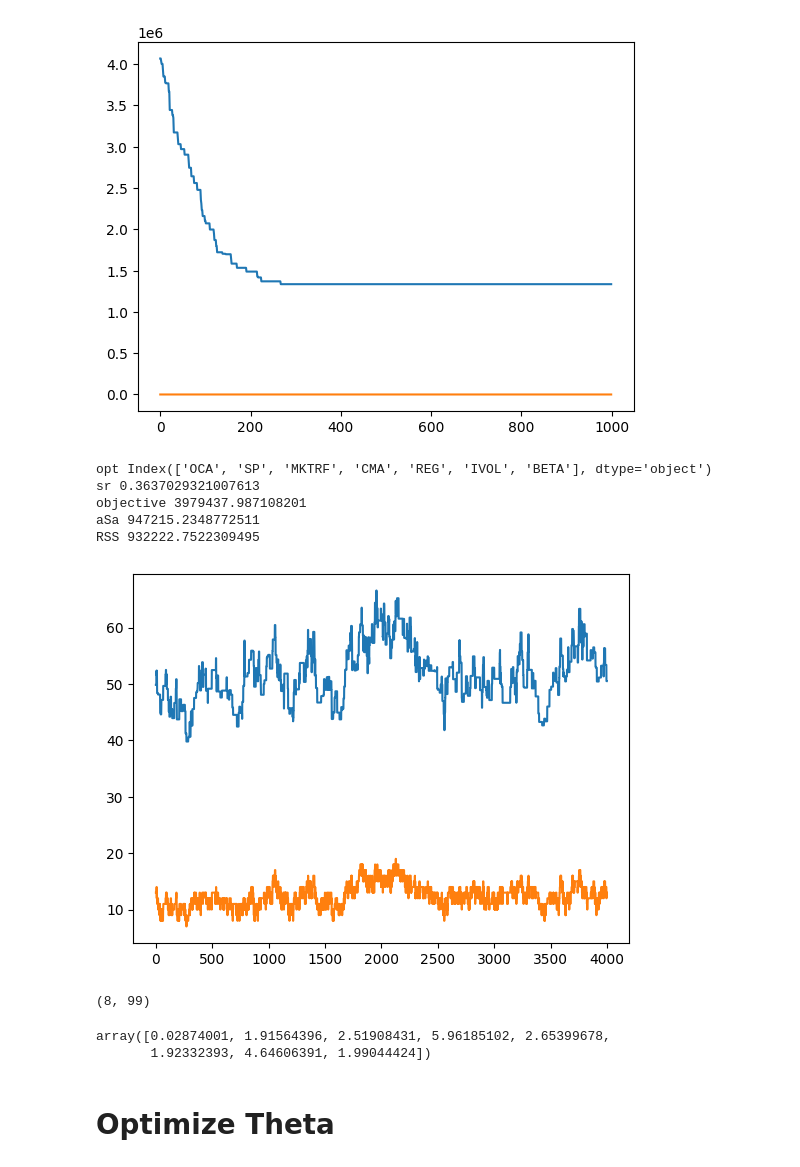
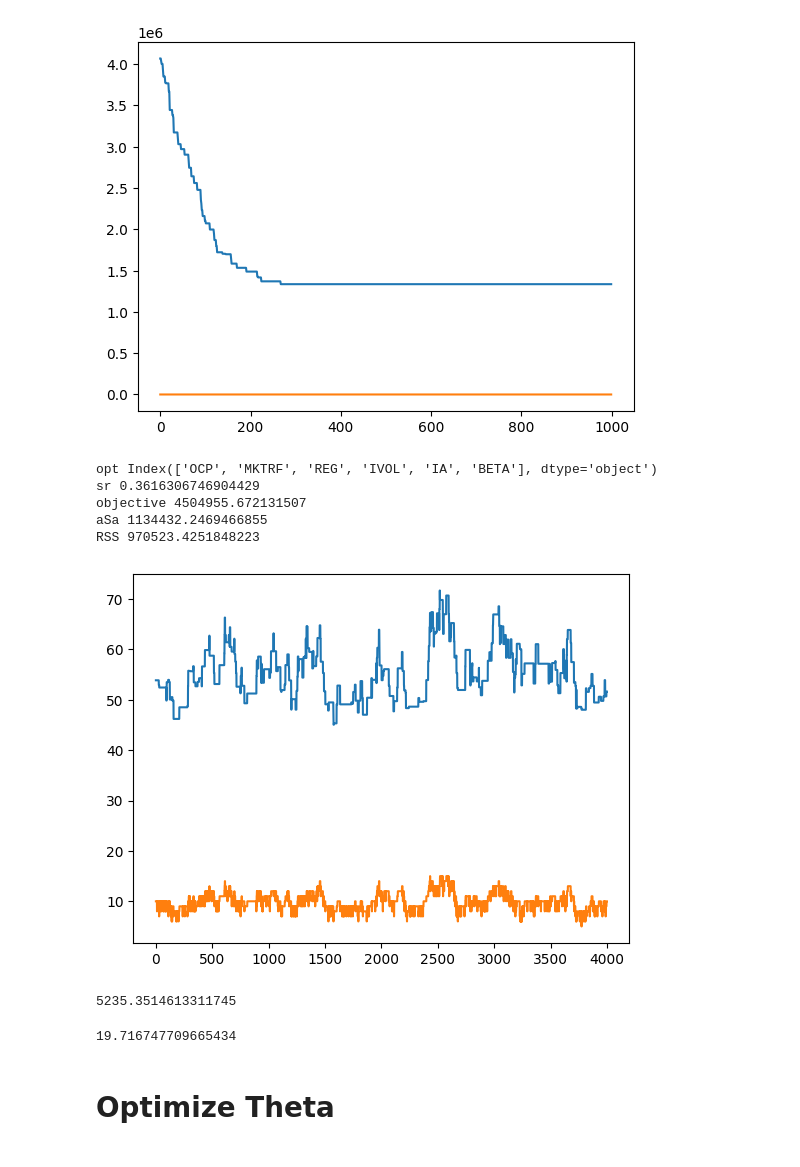
Before and after one commit to aaamini/factor-ident, a Jupyter notebook: m-h.ipynb, the cells around one changed output. Saved outputs shown, nothing was run; the diff lists cells and outputs as text; code cells hidden in the pictures.

```diff
--- a/m-h.ipynb
+++ b/m-h.ipynb
@@ -327,7 +327,7 @@ T = 5000
 sigma =0.00001
 lambd1 =2/sigma
 k = 9
-lambd2 = 3/sigma
+lambd2 = 4/sigma
 
 n, p = Z.shape
 Mh = compute_k_truncated_svd(Z, k)[0]  # Perform k-truncated SVD of Z
@@ -398,50 +398,51 @@ for t in range(T):
     ))
 
     # Set the new subset S_t+1 with probability according to acceptance probability
     if np.random.rand() < acceptance_prob:
         St = S_new
         #print(St)
         Z_St = np.concatenate((np.ones((n,1)),Z[:, list(St)]),axis=1)
         Theta = np.linalg.inv(Z_St.T @ Z_St+lambd1*e1@e1.T) @ Z_St.T  @ Z
     Sseq[list(S_new), t] = 1
     #record Sharpe ratio + penalty
     Objective[t] =  np.linalg.norm((Sigma_half_inv @ Z.T) - ( Sigma_half_inv @ (Z_St@ Theta).T), 'fro')**2+lambd1 * Theta[0]@ Sigma_inv @Theta[0].T + lambd2 * len(St)
     aSa[t] = Theta[0]@ Sigma_inv @Theta[0].T
     RSS[t] = np.linalg.norm((Sigma_half_inv @ Z.T) - ( Sigma_half_inv @ (Z_St@ Theta).T), 'fro')**2
 import matplotlib.pyplot as plt
 #Plots
 plt.plot(Objective[1000:]/100000)
 plt.plot(np.sum(Sseq[:,1000:], axis=0))
 sridx = np.argmin(Objective)
 #Find the indices of selected factors
 Sopt = np.where(Sseq[:, sridx])[0]
 print('opt',dff99.columns[Sopt])
 
 mu = np.mean(Z, axis=0)
 Sigma = np.cov(Z.T)
 wt = np.linalg.solve(Sigma[Sopt][:, Sopt], mu[Sopt])
 print('sr',sr(wt, mu[Sopt], Sigma[Sopt][:, Sopt]))
 print('objective', Objective[sridx])
 print('aSa', lambd1*aSa[sridx])
 print('RSS', RSS[sridx])
 # %% [output]
-opt Index(['OCA', 'SP', 'MKTRF', 'CMA', 'REG', 'IVOL', 'BETA'], dtype='object')
-sr 0.3637029321007613
-objective 3979437.987108201
-aSa 947215.2348772511
-RSS 932222.7522309495
+opt Index(['OCP', 'MKTRF', 'REG', 'IVOL', 'IA', 'BETA'], dtype='object')
+sr 0.3616306746904429
+objective 4504955.672131507
+aSa 1134432.2469466855
+RSS 970523.4251848223
-[figure, old version]
+[figure, new version]
+# %%
+Z_Sopt = np.concatenate((np.ones((n,1)),Z[:, list(Sopt)]),axis=1)
+Theta=np.linalg.inv(Z_Sopt.T @ Z_Sopt+lambd1*e1@e1.T) @ Z_Sopt.T  @ Z
+np.sum(np.linalg.norm(Theta@Sigma_half_inv,axis=1))
+# %% [output]
+5235.3514613311745
 # %%
 Z_Sopt = np.concatenate((np.ones((n,1)),Z[:, list(Sopt)]),axis=1)
 Theta=np.linalg.inv(Z_Sopt.T @ Z_Sopt+lambd1*e1@e1.T) @ Z_Sopt.T  @ Z
-Theta.shape
+np.sum(np.linalg.norm(Theta,axis=1))
 # %% [output]
-(8, 99)
+19.716747709665434
-# %%
-np.linalg.norm(Theta, 2, axis=1)
-# %% [output]
-array([0.02874001, 1.91564396, 2.51908431, 5.96185102, 2.65399678,
-       1.92332393, 4.64606391, 1.99044424])
 # %% [markdown]
 # Optimize Theta
 # %%
```
Also changed, not shown: parts of 6 cells of this notebook.
